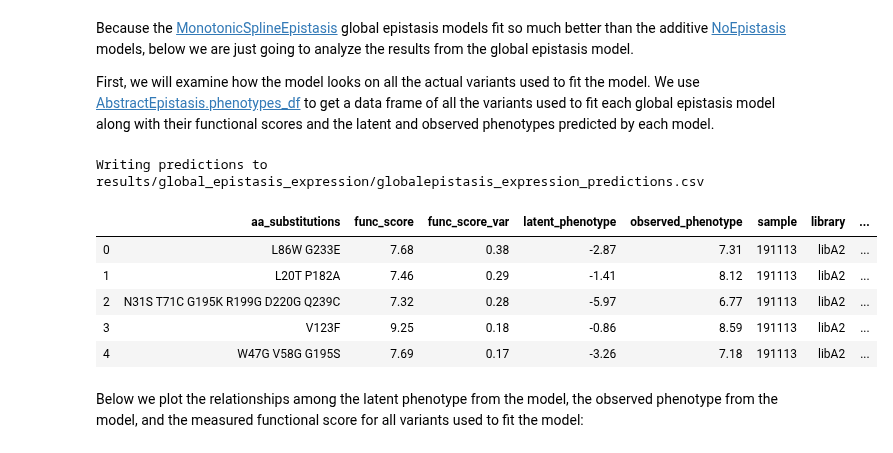
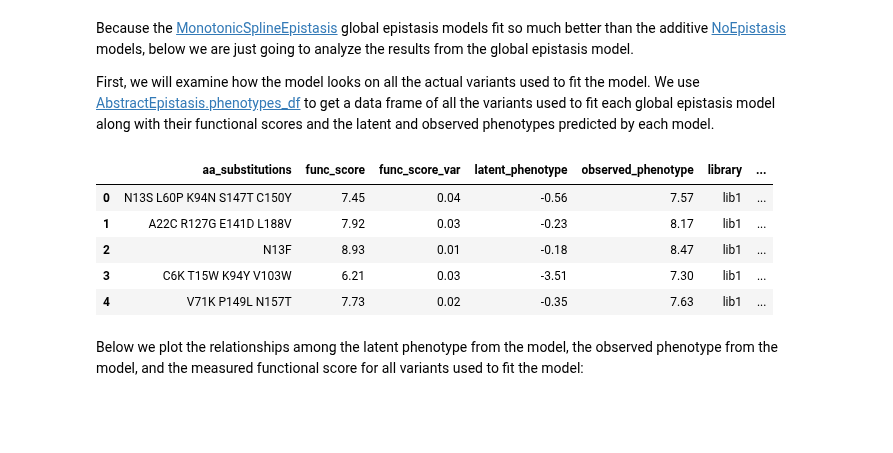
Before and after one commit to jbloomlab/SARS-CoV-2-RBD_DMS, a Jupyter notebook: global_epistasis_expression.ipynb, the cells around one changed output. Drawn from its saved outputs; the diff is of its cells as text; code cells hidden in the pictures; blank space fills up the shorter version.

```diff
--- a/global_epistasis_expression.ipynb
+++ b/global_epistasis_expression.ipynb
@@ -95,8 +95,7 @@ Then we create the model, fit it, and store it.
 
 models = {}  # store models, keyed by `(epistasistype, likelihoodtype, sample, lib)`
 
-for (sample, lib), scores in func_scores.groupby(['sample',
-                                                  'library']):
+for (lib), scores in func_scores.groupby(['library']):
 
     bmap = dms_variants.binarymap.BinaryMap(scores)
 
@@ -106,11 +105,11 @@ for (sample, lib), scores in func_scores.groupby(['sample',
             ('global epistasis', 'Cauchy', dms_variants.globalepistasis.MonotonicSplineEpistasisCauchyLikelihood),
             ('no epistasis', 'Cauchy', dms_variants.globalepistasis.NoEpistasisCauchyLikelihood),
             ]:
-        print(f"Fitting {epistasistype} with {likelihoodtype} likelihood model to {sample}, {lib}...", end=' ')
+        print(f"Fitting {epistasistype} with {likelihoodtype} likelihood model to {lib}...", end=' ')
 
         start = time.time()
         model = Model(bmap)
         model.fit()  # do NOT change ftol in normal use, this is just for test
         print(f"fitting took {time.time() - start:.1f} sec.")
-        models[(epistasistype, likelihoodtype, sample, lib)] = model
+        models[(epistasistype, likelihoodtype, lib)] = model
 # %% [output]
@@ -172,29 +171,27 @@ We use [AbstractEpistasis.phenotypes_df](https://jbloomlab.github.io/dms_variant
 # %%
 # NBVAL_IGNORE_OUTPUT
 
 variants_df = pd.concat(
         [model.phenotypes_df
-         .assign(sample=sample,
-                 library=lib,
+         .assign(library=lib,
                  likelihoodtype=likelihoodtype,
                  )
-         for (epistasistype, likelihoodtype, sample, lib), model in models.items()
+         for (epistasistype, likelihoodtype, lib), model in models.items()
          if (epistasistype == 'global epistasis')],
         ignore_index=True, sort=False)
 
-predictionsfile = os.path.join(config['global_epistasis_expr_dir'], 'globalepistasis_expression_predictions.csv')
-variants_df.to_csv(predictionsfile, index=False)
-print(f"Writing predictions to {predictionsfile}")
+#predictionsfile = os.path.join(config['global_epistasis_expr_dir'], 'globalepistasis_expression_predictions.csv')
+#variants_df.to_csv(predictionsfile, index=False)
+#print(f"Writing predictions to {predictionsfile}")
 
 variants_df.head().round(2)
 # %% [output]
-Writing predictions to results/global_epistasis_expression/globalepistasis_expression_predictions.csv
-|  | aa_substitutions | func_score | func_score_var | latent_phenotype | observed_phenotype | sample | library | ... |
-| 0 | L86W G233E | 7.68 | 0.38 | -2.87 | 7.31 | 191113 | libA2 | ... |
-| 1 | L20T P182A | 7.46 | 0.29 | -1.41 | 8.12 | 191113 | libA2 | ... |
-| 2 | N31S T71C G195K R199G D220G Q239C | 7.32 | 0.28 | -5.97 | 6.77 | 191113 | libA2 | ... |
-| 3 | V123F | 9.25 | 0.18 | -0.86 | 8.59 | 191113 | libA2 | ... |
-| 4 | W47G V58G G195S | 7.69 | 0.17 | -3.26 | 7.18 | 191113 | libA2 | ... |
+|  | aa_substitutions | func_score | func_score_var | latent_phenotype | observed_phenotype | library | ... |
+| 0 | N13S L60P K94N S147T C150Y | 7.45 | 0.04 | -0.56 | 7.57 | lib1 | ... |
+| 1 | A22C R127G E141D L188V | 7.92 | 0.03 | -0.23 | 8.17 | lib1 | ... |
+| 2 | N13F | 8.93 | 0.01 | -0.18 | 8.47 | lib1 | ... |
+| 3 | C6K T15W K94Y V103W | 6.21 | 0.03 | -3.51 | 7.30 | lib1 | ... |
+| 4 | V71K P149L N157T | 7.73 | 0.02 | -0.35 | 7.63 | lib1 | ... |
 # %% [markdown]
 Below we plot the relationships among the latent phenotype from the model, the observed phenotype from the model, and the measured functional score for all variants used to fit the model:
 # %%
```
Also changed, not shown: parts of 46 cells of this notebook, 24 other files.
